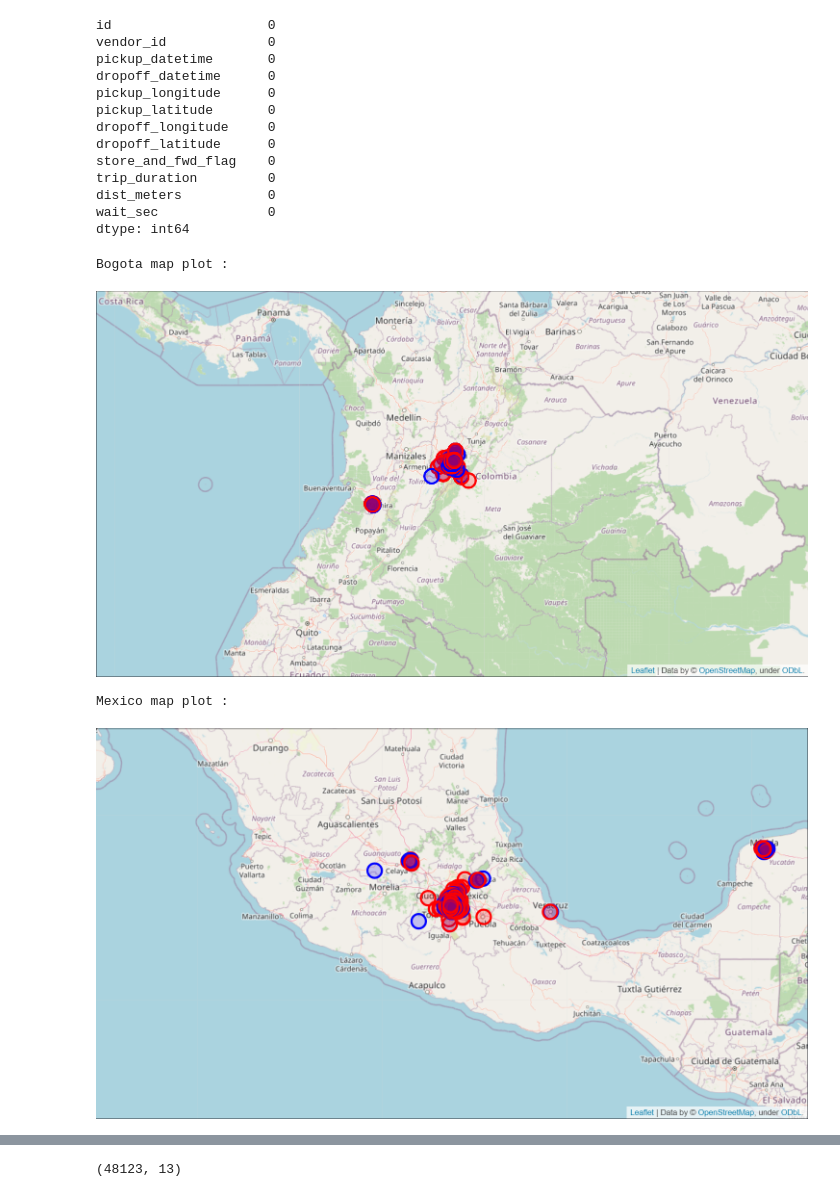
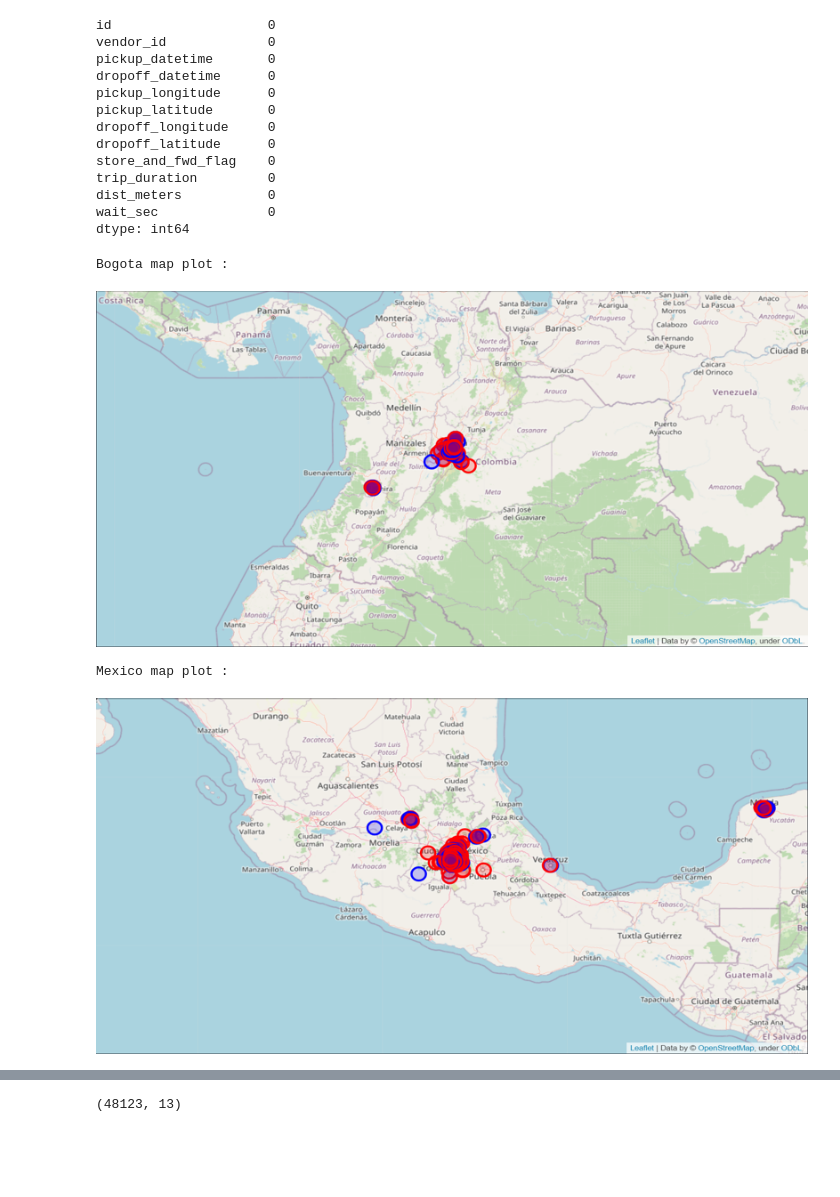
Before and after one commit to enricoroselino/GGU-3-Uber-VTRIP, a Jupyter notebook: EDA.ipynb, the cells around one changed output, grey strips where cells are left out. Cells and saved outputs as stored; diff of their text form; code cells hidden in the pictures; blank space fills up the shorter version.

Commit message:
resize the image

```diff
--- a/EDA.ipynb
+++ b/EDA.ipynb
@@ -99,18 +99,23 @@ equ_df["country"] = "equador"
 # %%
 # check longitude and latitude with marker for each country
 # check map_checker.ipynb how to generate the picture
+IMG_WIDTH = 800
+IMG_HEIGHT = 400
+
 img = Image.open(os.path.join("dataset", "bog_plot.png"))
+img = img.resize((IMG_WIDTH, IMG_HEIGHT))
 print("Bogota map plot : ")
 img
 # %% [output]
 Bogota map plot :
-[figure, old version]
+[figure, new version]
 # %%
 img = Image.open(os.path.join("dataset", "mex_plot.png"))
+img = img.resize((IMG_WIDTH, IMG_HEIGHT))
 print("Mexico map plot : ")
 img
 # %% [output]
 Mexico map plot :
-[figure, old version]
+[figure, new version]
 # %%
 img = Image.open(os.path.join("dataset", "equ_plot.png"))
```
Also changed, not shown: parts of 1 cell of this notebook.
